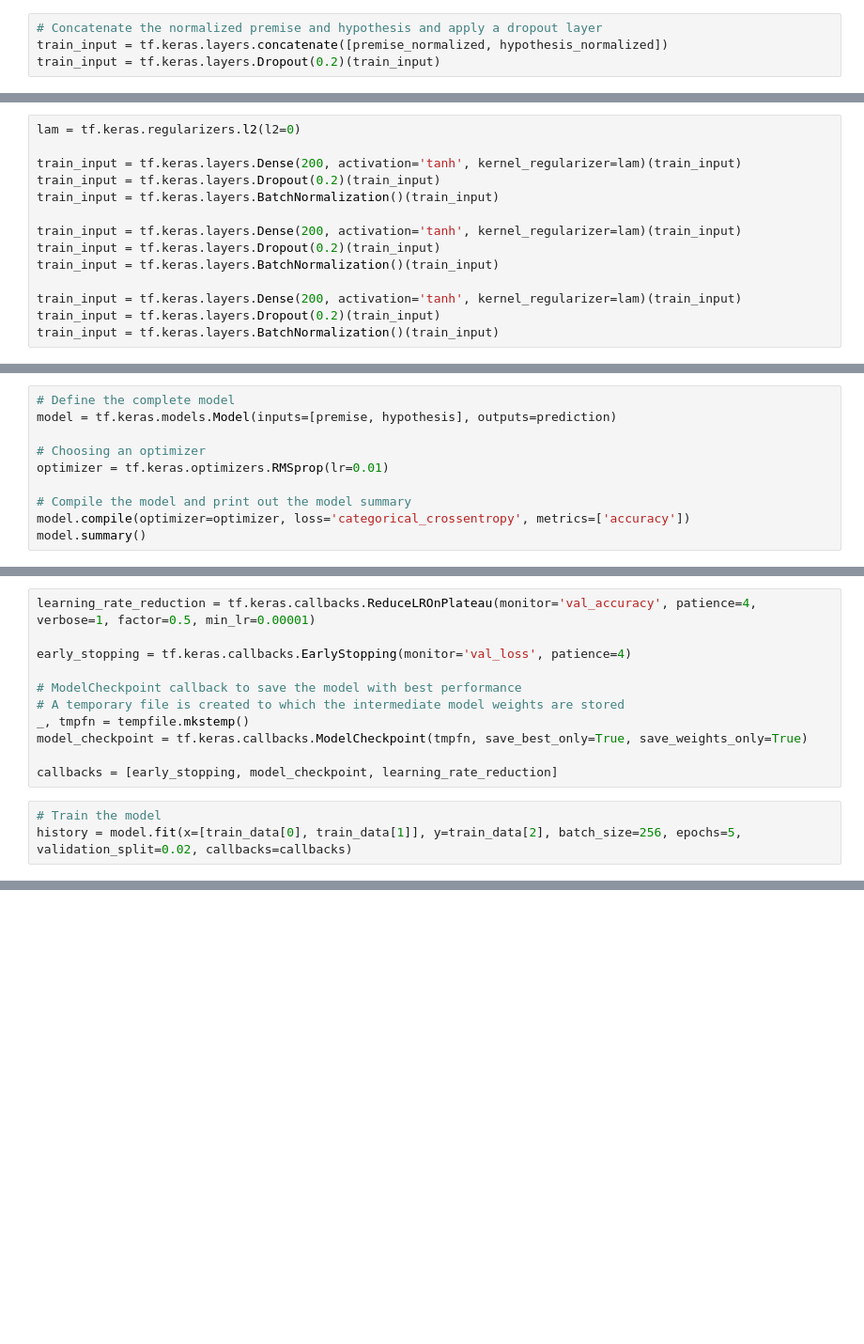
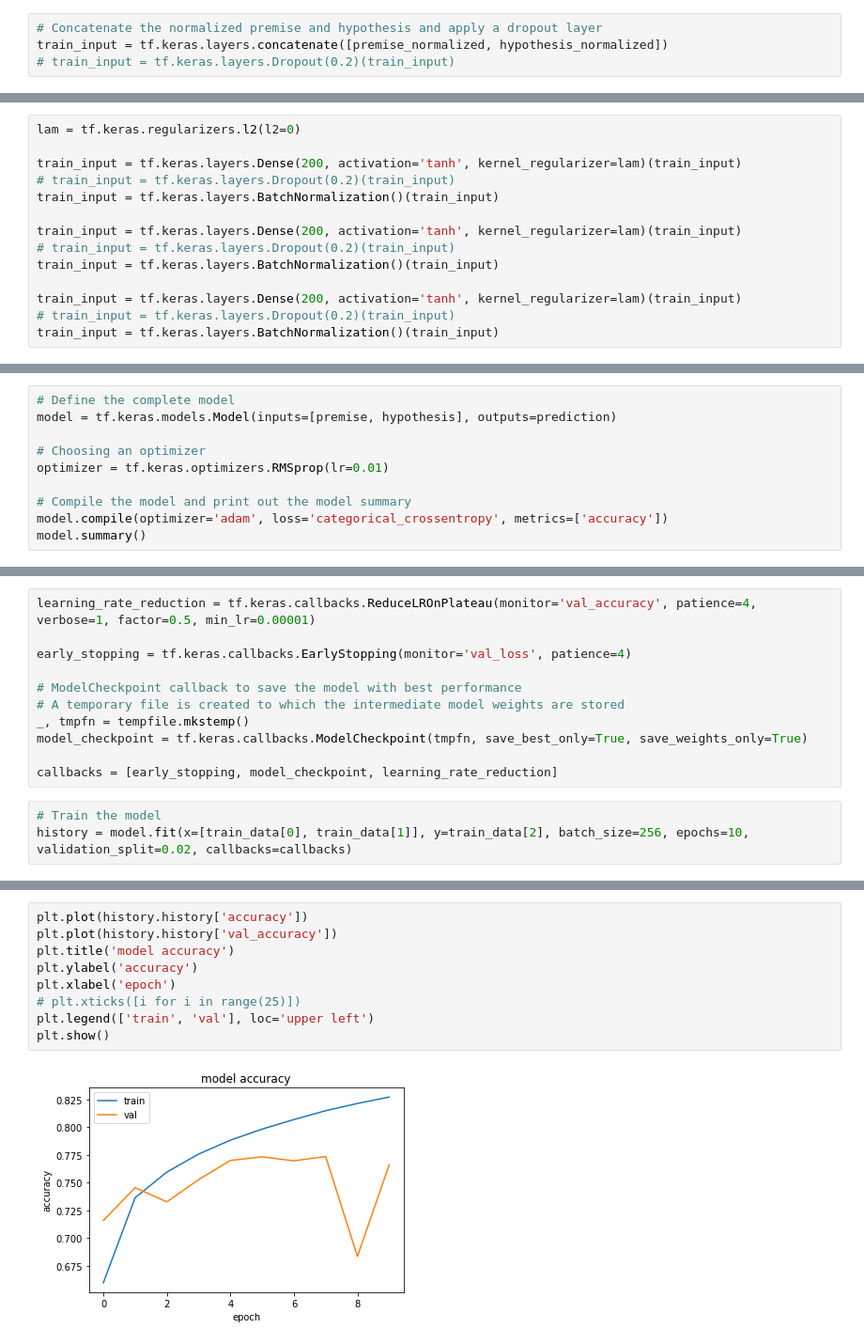
Before and after one commit to sm823zw/Natural-Language-Inference, a Jupyter notebook: main.ipynb, the cells around one changed output, grey strips where cells are left out. Shown: that part at 94% size. Cells and saved outputs as stored; diff of their text form; blank space fills up the shorter version.

Commit message:
Trained a model

```diff
--- a/main.ipynb
+++ b/main.ipynb
@@ -56,6 +83,6 @@ hypothesis_normalized = tf.keras.layers.BatchNormalization()(hypothesis_BiLSTM)
 # %%
 # Concatenate the normalized premise and hypothesis and apply a dropout layer
 train_input = tf.keras.layers.concatenate([premise_normalized, hypothesis_normalized])
-train_input = tf.keras.layers.Dropout(0.2)(train_input)
+# train_input = tf.keras.layers.Dropout(0.2)(train_input)
 # %%
 train_input.shape
@@ -63,15 +92,15 @@ train_input.shape
 lam = tf.keras.regularizers.l2(l2=0)
 
 train_input = tf.keras.layers.Dense(200, activation='tanh', kernel_regularizer=lam)(train_input)
-train_input = tf.keras.layers.Dropout(0.2)(train_input)
+# train_input = tf.keras.layers.Dropout(0.2)(train_input)
 train_input = tf.keras.layers.BatchNormalization()(train_input)
 
 train_input = tf.keras.layers.Dense(200, activation='tanh', kernel_regularizer=lam)(train_input)
-train_input = tf.keras.layers.Dropout(0.2)(train_input)
+# train_input = tf.keras.layers.Dropout(0.2)(train_input)
 train_input = tf.keras.layers.BatchNormalization()(train_input)
 
 train_input = tf.keras.layers.Dense(200, activation='tanh', kernel_regularizer=lam)(train_input)
-train_input = tf.keras.layers.Dropout(0.2)(train_input)
+# train_input = tf.keras.layers.Dropout(0.2)(train_input)
 train_input = tf.keras.layers.BatchNormalization()(train_input)
 # %%
 # Define the output Dense layer
@@ -84,5 +113,5 @@ model = tf.keras.models.Model(inputs=[premise, hypothesis], outputs=prediction)
 optimizer = tf.keras.optimizers.RMSprop(lr=0.01)
 
 # Compile the model and print out the model summary
-model.compile(optimizer=optimizer, loss='categorical_crossentropy', metrics=['accuracy'])
+model.compile(optimizer='adam', loss='categorical_crossentropy', metrics=['accuracy'])
 model.summary()
@@ -99,4 +146,4 @@ model_checkpoint = tf.keras.callbacks.ModelCheckpoint(tmpfn, save_best_only=True
 callbacks = [early_stopping, model_checkpoint, learning_rate_reduction]
 # %%
 # Train the model
-history = model.fit(x=[train_data[0], train_data[1]], y=train_data[2], batch_size=256, epochs=5, validation_split=0.02, callbacks=callbacks)
+history = model.fit(x=[train_data[0], train_data[1]], y=train_data[2], batch_size=256, epochs=10, validation_split=0.02, callbacks=callbacks)
@@ -102,0 +171,11 @@ history = model.fit(x=[train_data[0], train_data[1]], y=train_data[2], batch_siz
+# %%
+plt.plot(history.history['accuracy'])
+plt.plot(history.history['val_accuracy'])
+plt.title('model accuracy')
+plt.ylabel('accuracy')
+plt.xlabel('epoch')
+# plt.xticks([i for i in range(25)])
+plt.legend(['train', 'val'], loc='upper left')
+plt.show()
+# %% [output]
+[figure, added]
```
Also changed, not shown: parts of 16 cells of this notebook, 1 other file.
